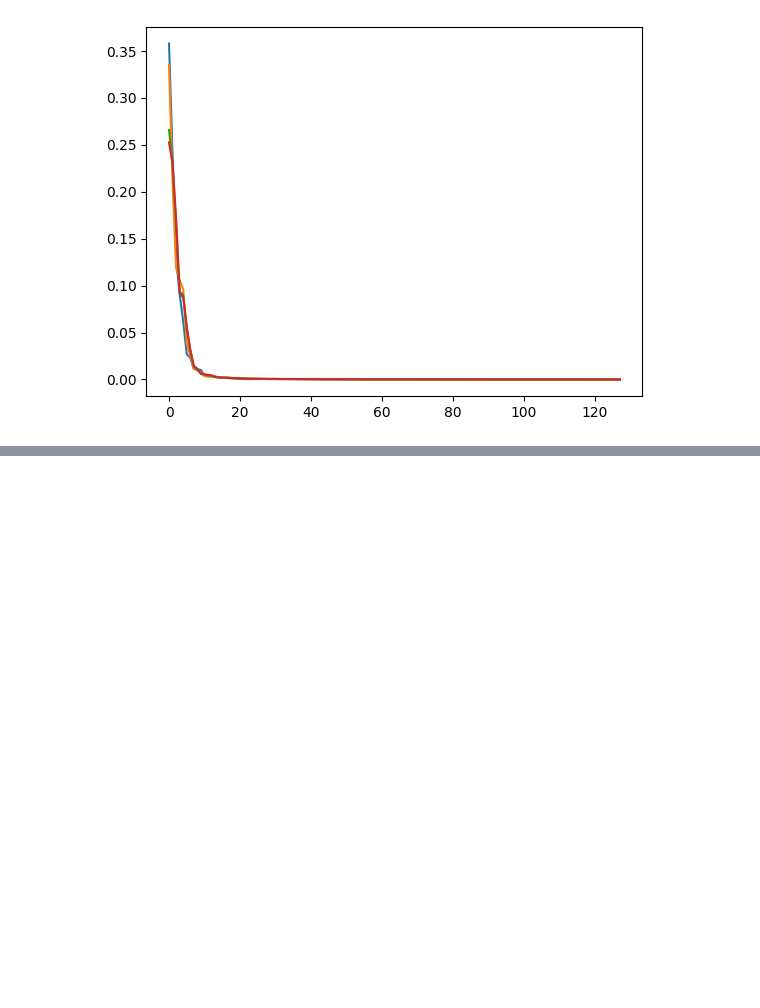
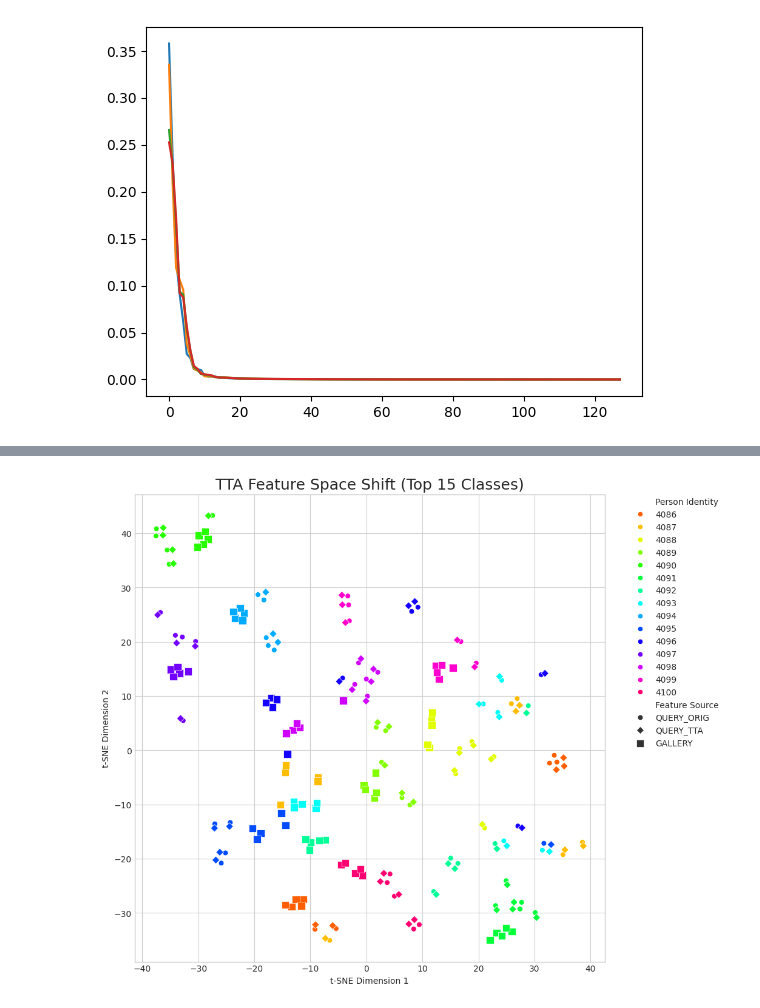
Before and after one commit to nkuzjh/IRRA, a Jupyter notebook: debug2.ipynb, the cells around one changed output, grey strips where cells are left out. Saved outputs shown, nothing was run; the diff lists cells and outputs as text; code cells hidden in the pictures; blank space fills up the shorter version.

```diff
--- a/debug2.ipynb
+++ b/debug2.ipynb
@@ -1009,0 +1429,13 @@ plt.plot(F.softmax(topk_cos_sims_wo_norm_60[0], dim=-1))
+# %%
+sampled_labels = sampled_q_orig_labels + sampled_q_tta_labels +sampled_g_labels
+sampled_labels1 = sampled_q_orig_labels +sampled_g_labels
+sampled_labels2 = sampled_q_tta_labels +sampled_g_labels
+# %%
+F_Q_orig = np.concatenate(sampled_Q_orig, axis=0)
+F_Q_tta = np.concatenate(sampled_Q_tta, axis=0)
+F_G = np.concatenate(sampled_G, axis=0)
+
+combined_features = np.concatenate([F_Q_orig, F_Q_tta, F_G], axis=0)
+
+combined_features1 = np.concatenate([F_Q_orig, F_G], axis=0)
+combined_features2 = np.concatenate([F_Q_tta, F_G], axis=0)
@@ -1009,0 +1513,42 @@ plt.plot(F.softmax(topk_cos_sims_wo_norm_60[0], dim=-1))
+# %%
+# --- 4. 准备绘图数据框 ---
+df = pd.DataFrame(data=Z, columns=['Dim 1', 'Dim 2'])
+df['Person Identity'] = [str(int(i)) for i in sampled_labels]
+df['Feature Source'] = source_labels
+
+# --- 5. 可视化绘图 ---
+plt.style.use('seaborn-v0_8-whitegrid')
+plt.figure(figsize=(10, 10))
+
+# 定义标记样式
+marker_map = {'QUERY_ORIG': 'o', 'QUERY_TTA': 'D', 'GALLERY': 's'} # 圆形/菱形/方形
+size_map = {'QUERY_ORIG': 40, 'QUERY_TTA': 40, 'GALLERY': 80}
+
+# 使用 Seaborn 的 scatterplot 进行着色和分组
+sns.scatterplot(
+    x='Dim 1',
+    y='Dim 2',
+    hue='Person Identity', # 按类别 ID 着色
+    style='Feature Source', # 按来源决定标记样式
+    size='Feature Source',
+    sizes=size_map,
+    markers=marker_map,
+    data=df,
+    palette=sns.color_palette("hsv", len(target_classes)), # 使用 hsv 调色板区分更多颜色
+    alpha=1,
+    legend="full"
+)
+
+plt.title(f'TTA Feature Space Shift (Top {n_classes_to_plot} Classes)', fontsize=18)
+plt.xlabel('t-SNE Dimension 1')
+plt.ylabel('t-SNE Dimension 2')
+
+# 调整图例
+plt.legend(bbox_to_anchor=(1.05, 1), loc=2, borderaxespad=0.)
+
+# plot_path = os.path.join(output_dir, 'tsne_tta_class_comparison.png')
+# plt.savefig(plot_path, bbox_inches='tight', dpi=300)
+# print(f"\n可视化完成！图像已保存到: {plot_path}")
+plt.show()
+# %% [output]
+[figure, added]
```
Also changed, not shown: parts of 22 cells of this notebook, 15 other files.
